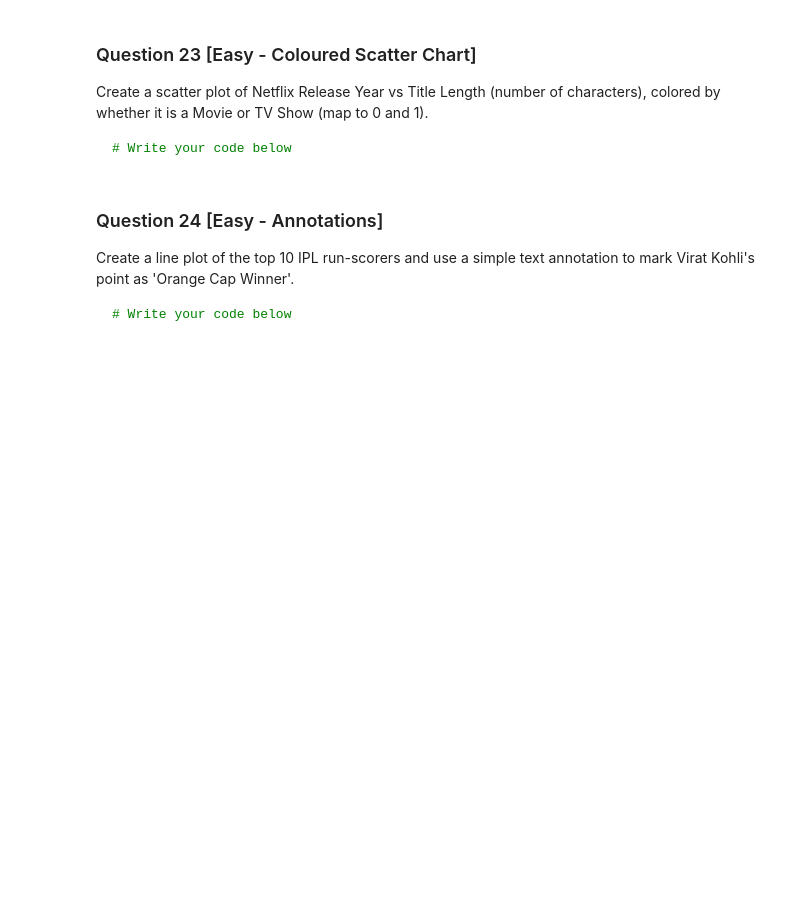
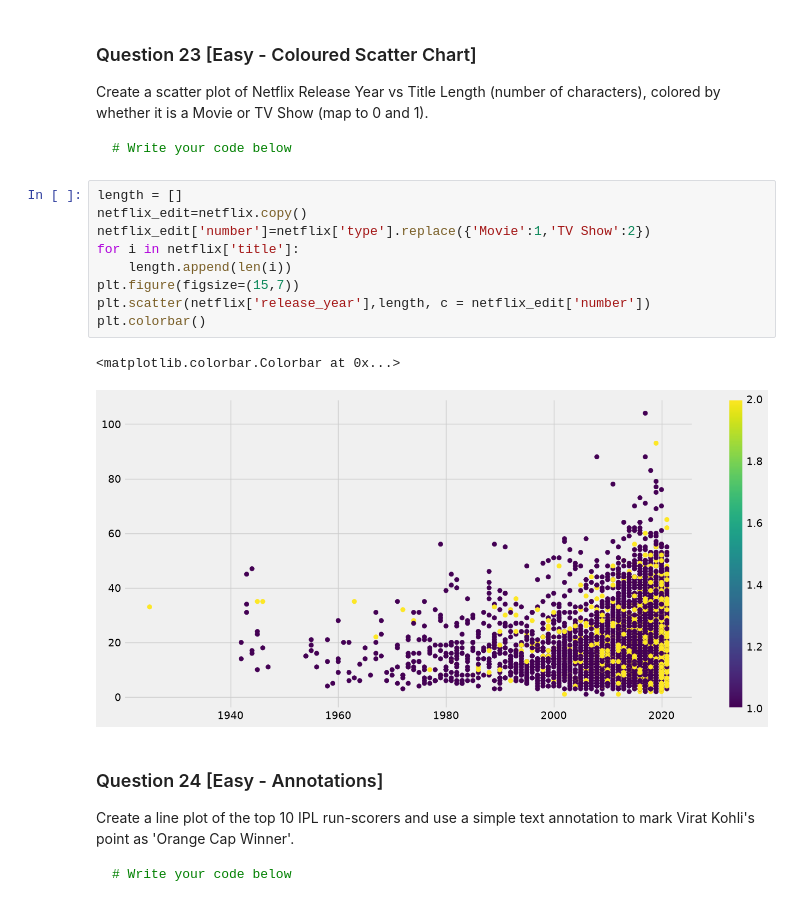
Before and after one commit to Harshit-kumar38/100-Matplotlib-Problems, a Jupyter notebook: Matplotlib_100_solutions.ipynb, the cells around one changed output. Drawn from its saved outputs; the diff is of its cells as text; blank space fills up the shorter version.

````diff
--- a/Matplotlib_100_solutions.ipynb
+++ b/Matplotlib_100_solutions.ipynb
@@ -436,6 +448,18 @@ Create a scatter plot of Netflix Release Year vs Title Length (number of charact
 ```python
 # Write your code below
 ```
+# %%
+length = []
+netflix_edit=netflix.copy()
+netflix_edit['number']=netflix['type'].replace({'Movie':1,'TV Show':2})
+for i in netflix['title']:
+    length.append(len(i))
+plt.figure(figsize=(15,7))
+plt.scatter(netflix['release_year'],length, c = netflix_edit['number'])
+plt.colorbar()
+# %% [output]
+<matplotlib.colorbar.Colorbar at 0x...>
+[figure, added]
 # %% [markdown]
 ### Question 24 [Easy - Annotations]
 Create a line plot of the top 10 IPL run-scorers and use a simple text annotation to mark Virat Kohli's point as 'Orange Cap Winner'.
````
Also changed, not shown: parts of 2 cells of this notebook.
